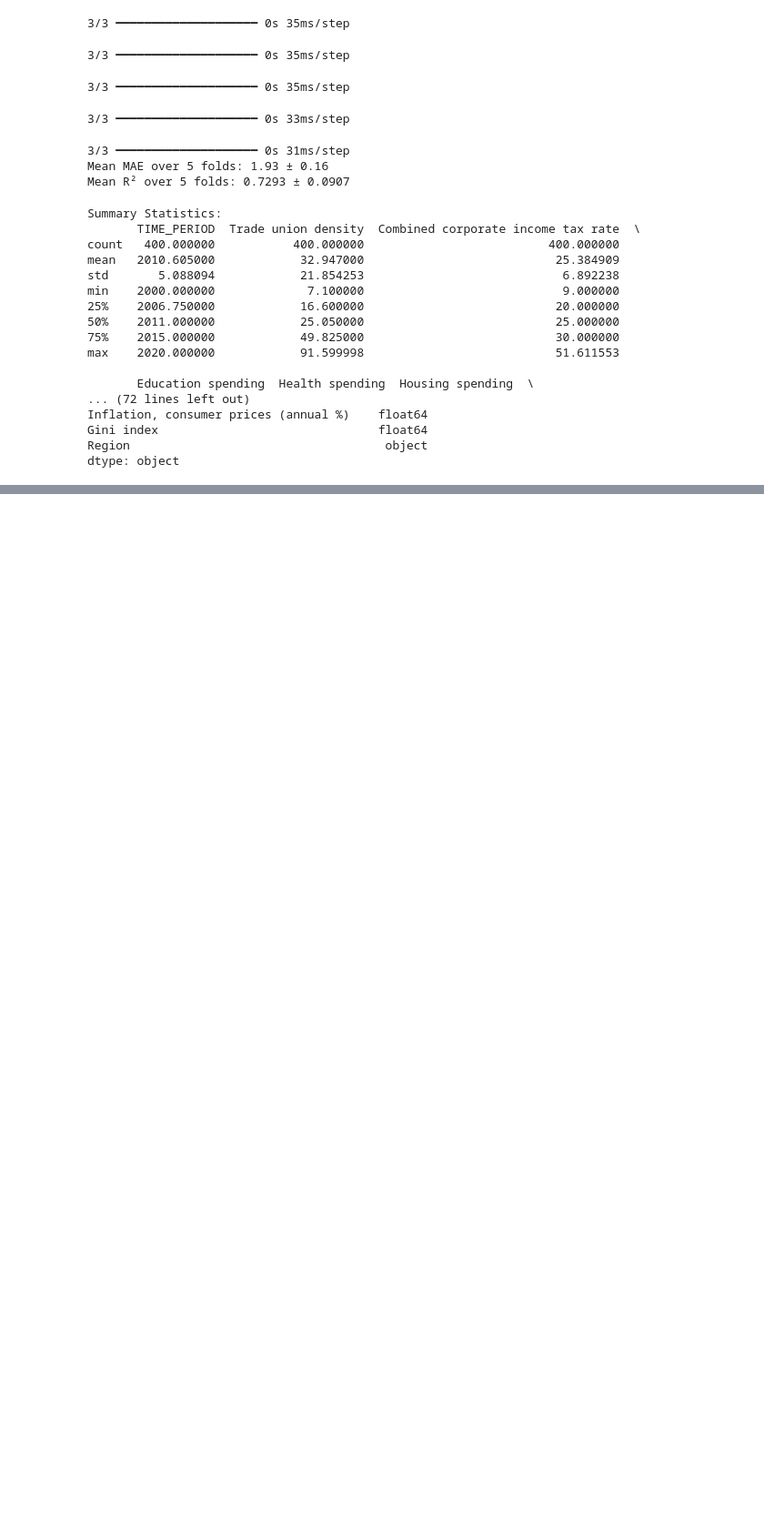
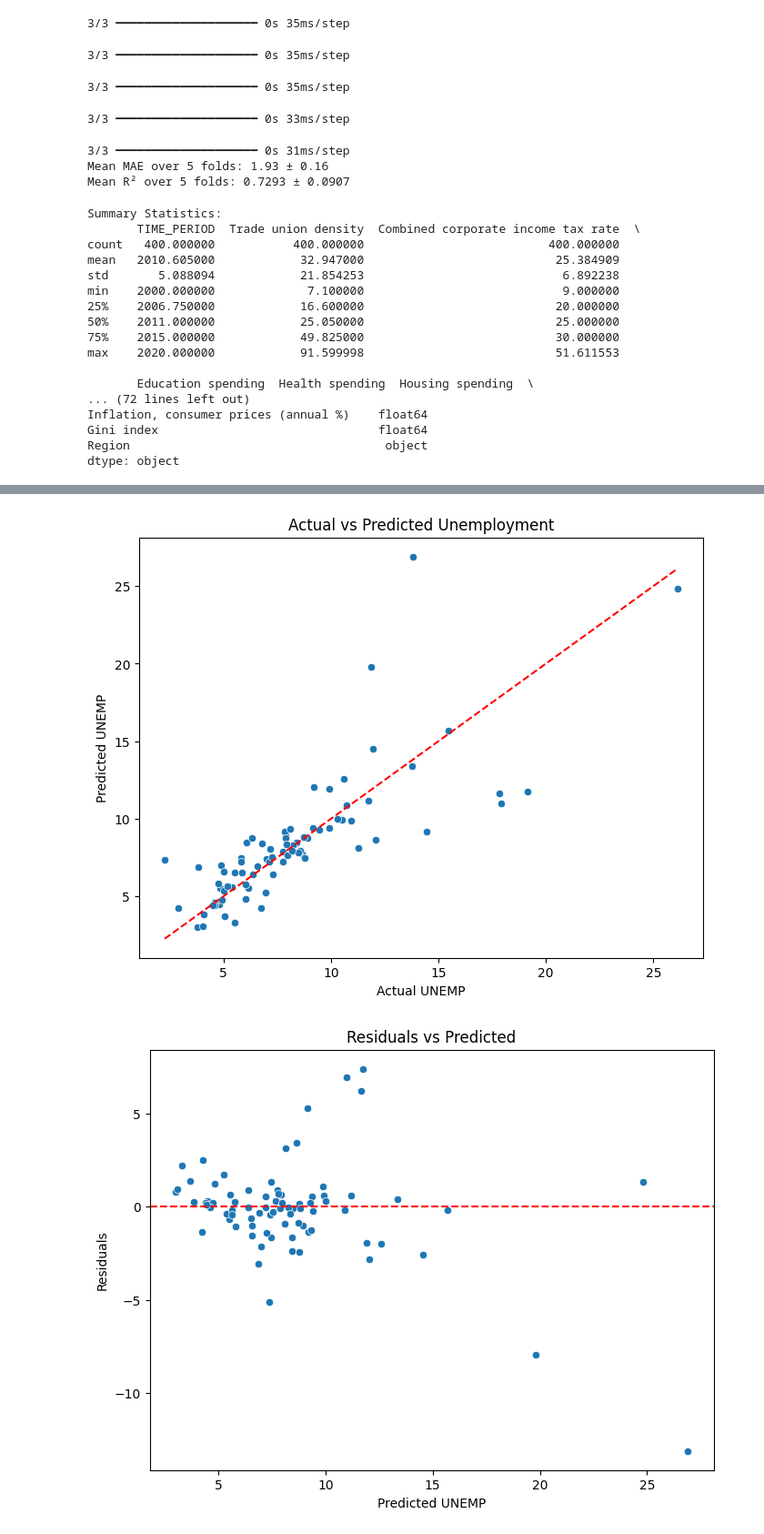
Before and after one commit to songmichael11/Consensus, a Jupyter notebook: ml_src/neural.ipynb, the cells around one changed output, grey strips where cells are left out. Shown: that part at 91% size. Saved outputs shown, nothing was run; the diff lists cells and outputs as text; code cells hidden in the pictures; blank space fills up the shorter version.

```diff
--- a/ml_src/neural.ipynb
+++ b/ml_src/neural.ipynb
@@ -188,0 +329,43 @@ dtype: object
+# %%
+import matplotlib.pyplot as plt
+import seaborn as sns
+import numpy as np
+
+# Predict on test set
+y_pred = model.predict(X_test).flatten()
+
+# Residuals
+residuals = y_test - y_pred
+
+# Plot 1: Predicted vs Actual
+plt.figure(figsize=(8,6))
+sns.scatterplot(x=y_test, y=y_pred)
+plt.plot([y_test.min(), y_test.max()], [y_test.min(), y_test.max()], 'r--')
+plt.xlabel('Actual UNEMP')
+plt.ylabel('Predicted UNEMP')
+plt.title('Actual vs Predicted Unemployment')
+plt.show()
+
+# Plot 2: Residuals vs Predicted
+plt.figure(figsize=(8,6))
+sns.scatterplot(x=y_pred, y=residuals)
+plt.axhline(0, color='r', linestyle='--')
+plt.xlabel('Predicted UNEMP')
+plt.ylabel('Residuals')
+plt.title('Residuals vs Predicted')
+plt.show()
+
+# Plot 3: Histogram of Residuals
+plt.figure(figsize=(8,6))
+sns.histplot(residuals, kde=True)
+plt.xlabel('Residual')
+plt.title('Residual Distribution')
+plt.show()
+
+# Optional: Q-Q plot for residual normality (requires scipy)
+import scipy.stats as stats
+plt.figure(figsize=(8,6))
+stats.probplot(residuals, dist="norm", plot=plt)
+plt.title('Q-Q Plot of Residuals')
+plt.show()
+# %% [output]
@@ -188,0 +373,2 @@ dtype: object
+[figure, added]
+[figure, added]
```
Also changed, not shown: parts of 9 cells of this notebook, 1 other file.
